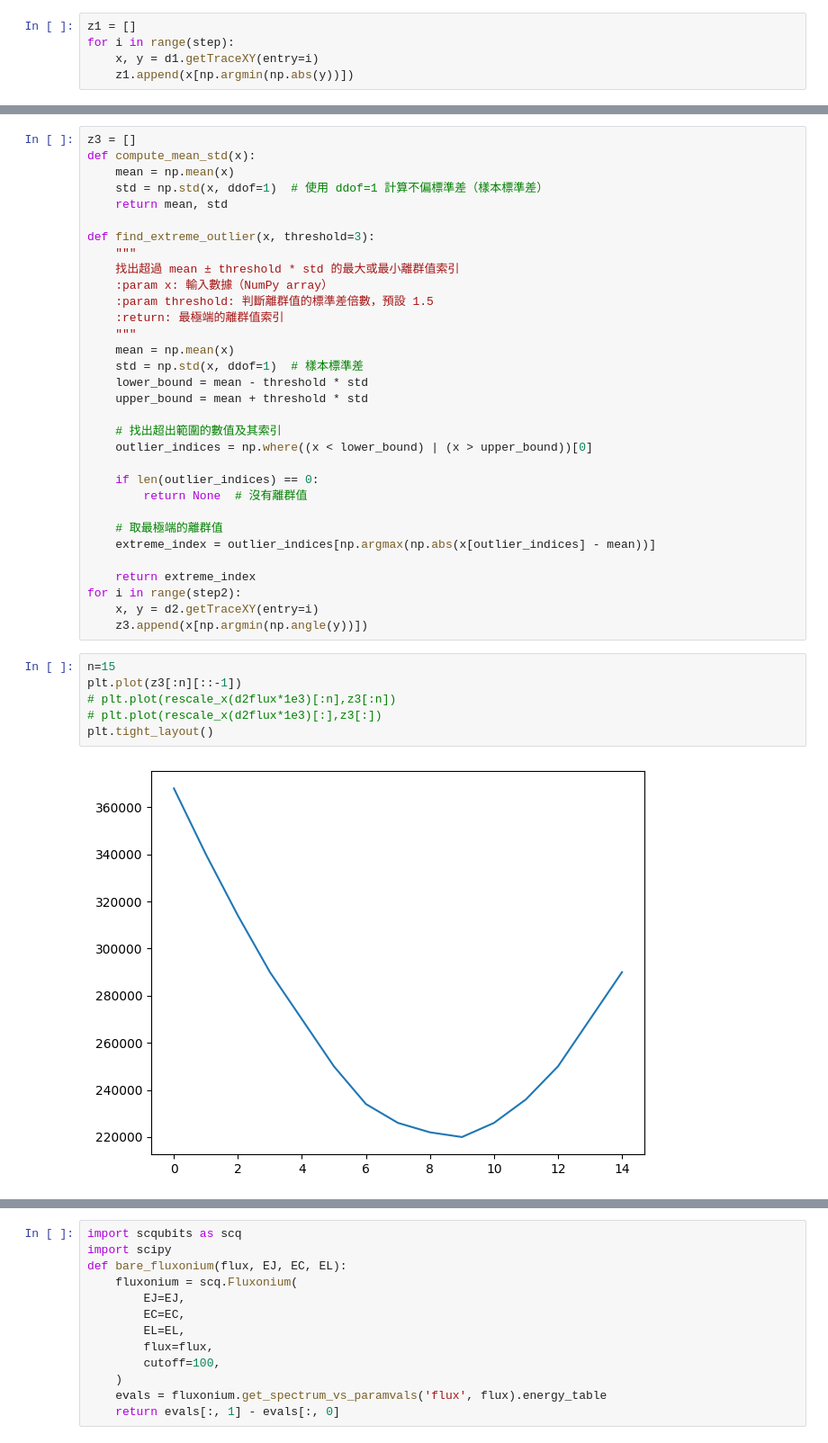
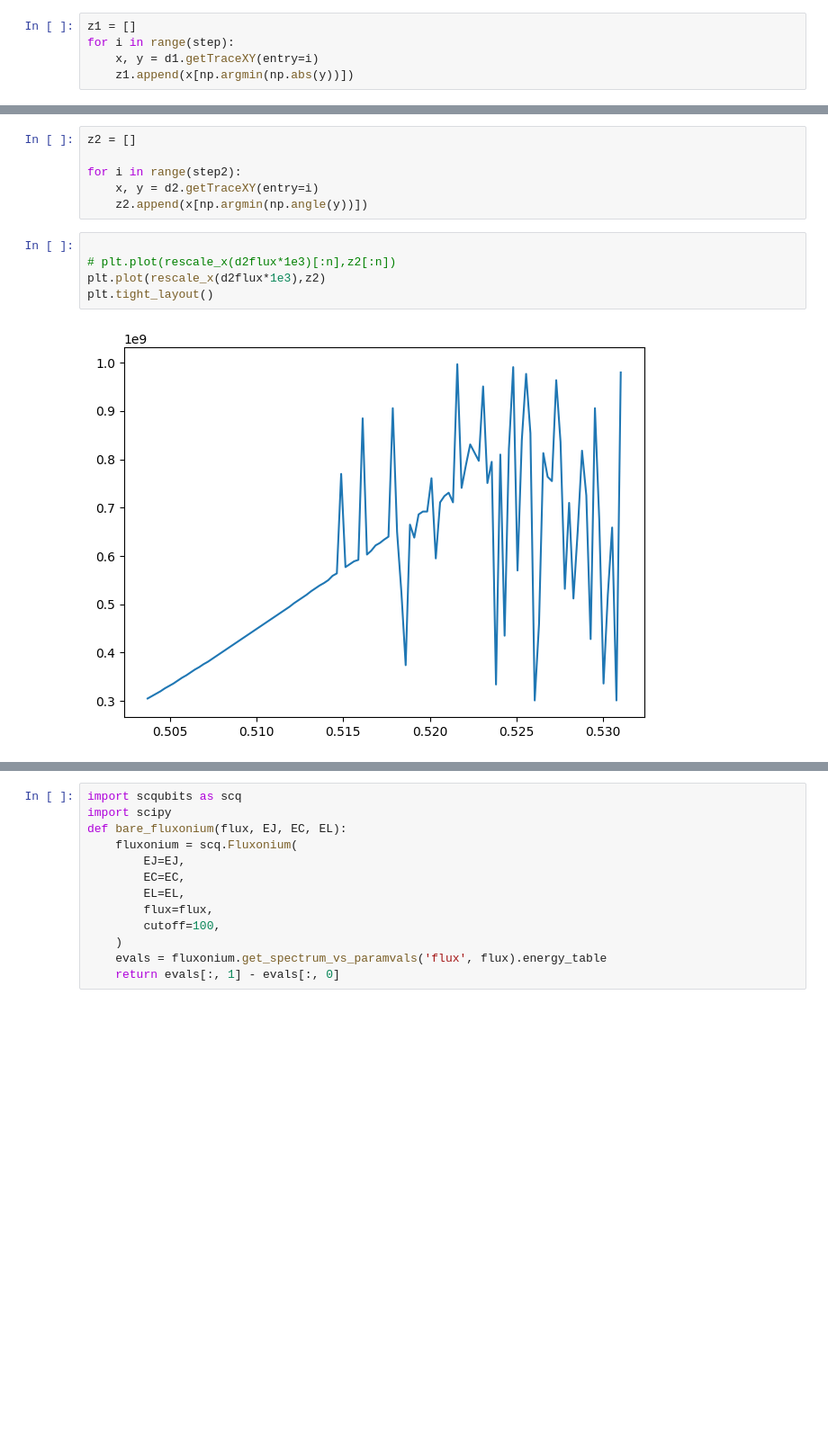
Before and after one commit to JayChien04717/tprocv2_guidemo, a Jupyter notebook: csutscrip/data.ipynb, the cells around one changed output, grey strips where cells are left out. Shown at 90% size. Drawn from its saved outputs; the diff is of its cells as text; blank space fills up the shorter version.

```diff
--- a/csutscrip/data.ipynb
+++ b/csutscrip/data.ipynb
@@ -59,43 +48,16 @@ step2=len(data2)
 
 
 d2flux = d2.getStepChannels()[1]['values']
-# %%
-z3 = []
-def compute_mean_std(x):
-    mean = np.mean(x)
-    std = np.std(x, ddof=1)  # 使用 ddof=1 計算不偏標準差（樣本標準差）
-    return mean, std
-
-def find_extreme_outlier(x, threshold=3):
-    """
-    找出超過 mean ± threshold * std 的最大或最小離群值索引
-    :param x: 輸入數據（NumPy array）
-    :param threshold: 判斷離群值的標準差倍數，預設 1.5
-    :return: 最極端的離群值索引
-    """
-    mean = np.mean(x)
-    std = np.std(x, ddof=1)  # 樣本標準差
-    lower_bound = mean - threshold * std
-    upper_bound = mean + threshold * std
-
-    # 找出超出範圍的數值及其索引
-    outlier_indices = np.where((x < lower_bound) | (x > upper_bound))[0]
-
-    if len(outlier_indices) == 0:
-        return None  # 沒有離群值
-
-    # 取最極端的離群值
-    extreme_index = outlier_indices[np.argmax(np.abs(x[outlier_indices] - mean))]
-
-    return extreme_index
-for i in range(step2):
-    x, y = d2.getTraceXY(entry=i)
-    z3.append(x[np.argmin(np.angle(y))])
+# %%
+z2 = []
+
+for i in range(step2):
+    x, y = d2.getTraceXY(entry=i)
+    z2.append(x[np.argmin(np.angle(y))])
 # %%
-n=15
-plt.plot(z3[:n][::-1])
-# plt.plot(rescale_x(d2flux*1e3)[:n],z3[:n])
-# plt.plot(rescale_x(d2flux*1e3)[:],z3[:])
+
+# plt.plot(rescale_x(d2flux*1e3)[:n],z2[:n])
+plt.plot(rescale_x(d2flux*1e3),z2)
 plt.tight_layout()
 # %% [output]
-[figure, old version]
+[figure, new version]
```
Also changed, not shown: parts of 17 cells of this notebook.
